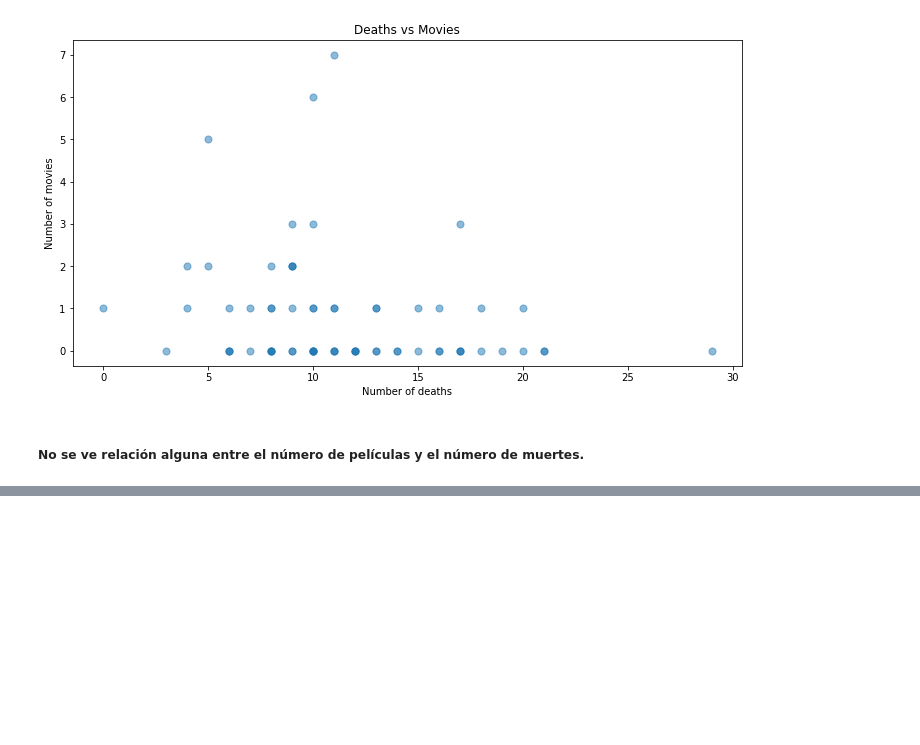
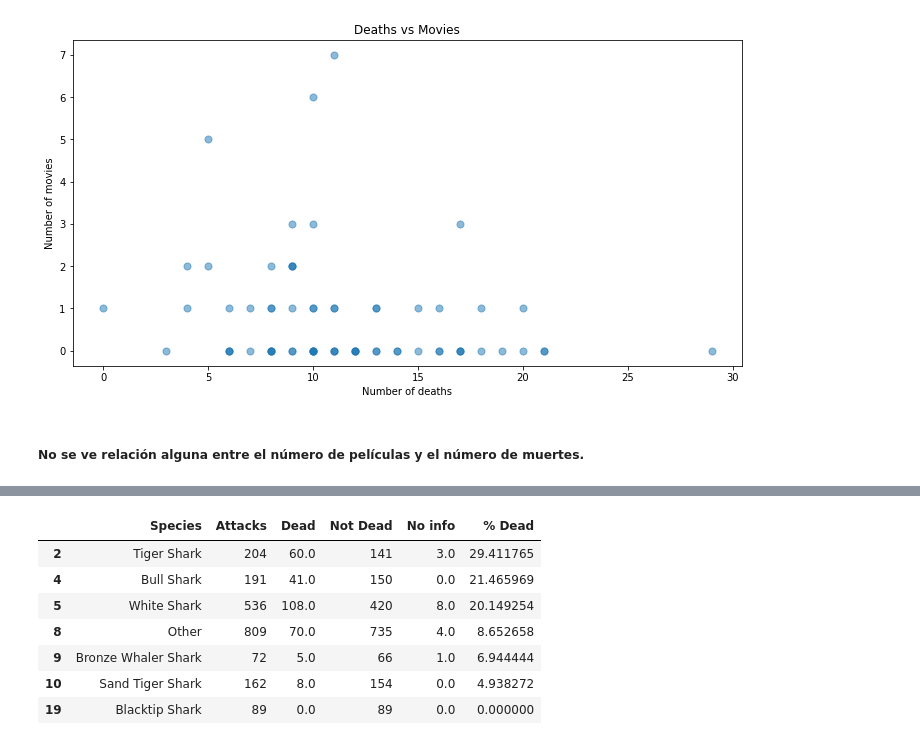
Before and after one commit to ironhack-datalabs/datamad0619, a Jupyter notebook: module-1/pandas-project/your-code/Analysis.ipynb, the cells around one changed output, grey strips where cells are left out. Drawn from its saved outputs; the diff is of its cells as text; code cells hidden in the pictures; blank space fills up the shorter version.

```diff
--- a/module-1/pandas-project/your-code/Analysis.ipynb
+++ b/module-1/pandas-project/your-code/Analysis.ipynb
@@ -187,0 +229,2 @@ sharks['Country'].value_counts().head()
+# %%
+ndf.fillna(0,inplace=True)
@@ -187,0 +237,12 @@ sharks['Country'].value_counts().head()
+# %%
+ndf50=ndf[ndf['Attacks']>50]
+display(ndf50)
+# %% [output]
+|  | Species | Attacks | Dead | Not Dead | No info | % Dead |
+| 2 | Tiger Shark | 204 | 60.0 | 141 | 3.0 | 29.411765 |
+| 4 | Bull Shark | 191 | 41.0 | 150 | 0.0 | 21.465969 |
+| 5 | White Shark | 536 | 108.0 | 420 | 8.0 | 20.149254 |
+| 8 | Other | 809 | 70.0 | 735 | 4.0 | 8.652658 |
+| 9 | Bronze Whaler Shark | 72 | 5.0 | 66 | 1.0 | 6.944444 |
+| 10 | Sand Tiger Shark | 162 | 8.0 | 154 | 0.0 | 4.938272 |
+| 19 | Blacktip Shark | 89 | 0.0 | 89 | 0.0 | 0.000000 |
```
Also changed, not shown: parts of 13 cells of this notebook, 1 other file.
